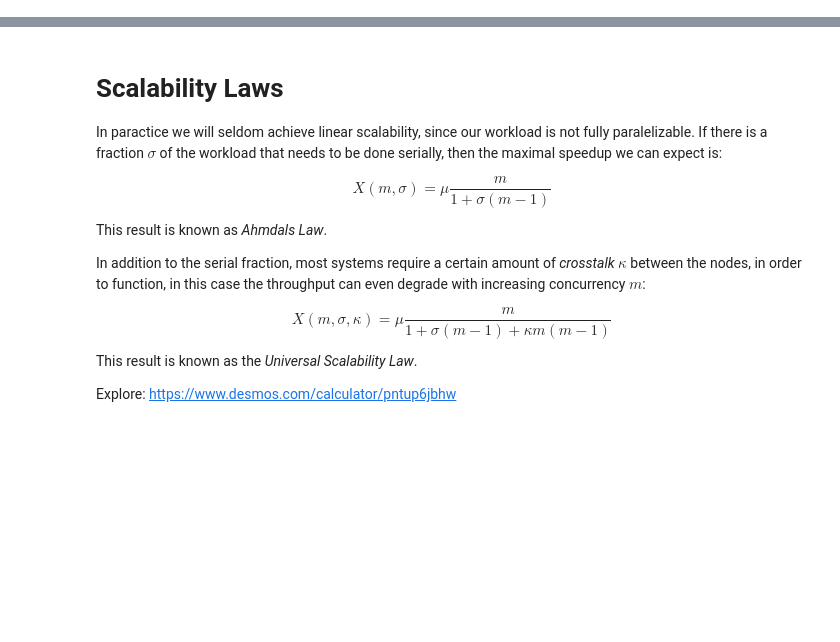
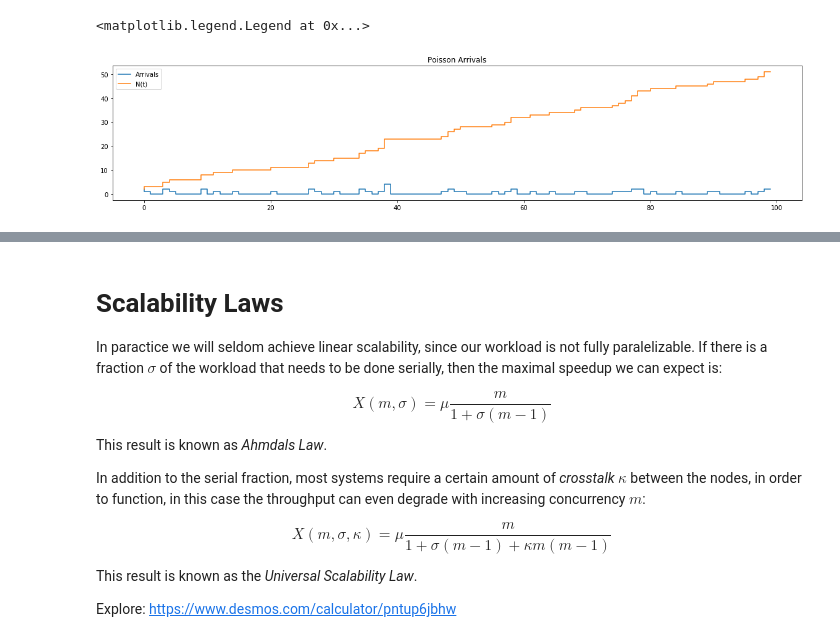
Before and after one commit to HeinrichHartmann/Statistics-for-Engineers, a Jupyter notebook: Queuing Theory.ipynb, the cells around one changed output, grey strips where cells are left out. Cells and saved outputs as stored; diff of their text form; code cells hidden in the pictures; blank space fills up the shorter version.

```diff
--- a/Queuing Theory.ipynb
+++ b/Queuing Theory.ipynb
@@ -312,0 +232,13 @@ Interactive Version: https://www.desmos.com/calculator/qpbnllcyeo
+# %%
+# Simulating Poisson arrivals
+p = 0.5
+N = 100
+arrivals    = Sample(Poi(p), N) # arrivals per minute
+arrivals_nt = walk(arrivals)    # N(T)
+Plot(arrivals)
+Plot(arrivals_nt)
+plt.title("Poisson Arrivals")
+plt.legend(["Arrivals", "N(t)"])
+# %% [output]
+<matplotlib.legend.Legend at 0x...>
+[figure, added]
```
Also changed, not shown: parts of 61 cells of this notebook.
